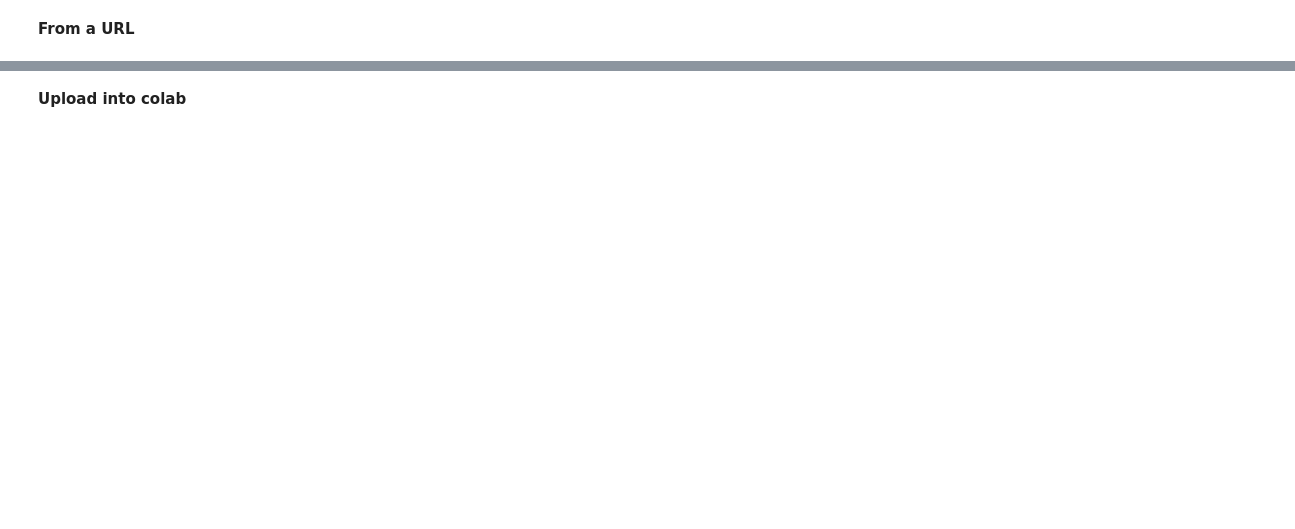
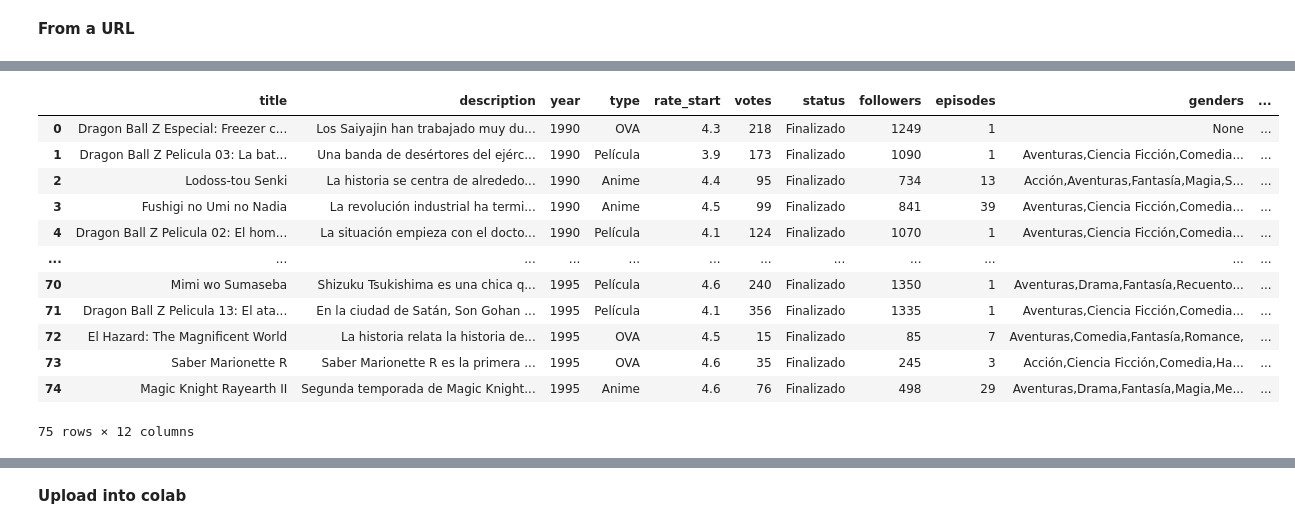
Before and after one commit to Kartavya-Jharwal/Kartavya_Business_Analytics2025, a Jupyter notebook: Week_1_S2_Pandas_DataFrames_START.ipynb, the cells around one changed output, grey strips where cells are left out. Cells and saved outputs as stored; diff of their text form; code cells hidden in the pictures; blank space fills up the shorter version.

```diff
--- a/Week_1_S2_Pandas_DataFrames_START.ipynb
+++ b/Week_1_S2_Pandas_DataFrames_START.ipynb
@@ -45,6 +102,20 @@ df_xl.head(2)
 # Load the Json file into a DataFrame
 df_json = pd.read_json('https://raw.githubusercontent.com/iamctodd/MCXI/refs/heads/main/anime.json')
 # %%
-df_json.head(3)
+df_json.head(75)
+# %% [output]
+|  | title | description | year | type | rate_start | votes | status | followers | episodes | genders | ... |
+| 0 | Dragon Ball Z Especial: Freezer c... | Los Saiyajin han trabajado muy du... | 1990 | OVA | 4.3 | 218 | Finalizado | 1249 | 1 | None | ... |
+| 1 | Dragon Ball Z Pelicula 03: La bat... | Una banda de desértores del ejérc... | 1990 | Película | 3.9 | 173 | Finalizado | 1090 | 1 | Aventuras,Ciencia Ficción,Comedia... | ... |
+| 2 | Lodoss-tou Senki | La historia se centra de alrededo... | 1990 | Anime | 4.4 | 95 | Finalizado | 734 | 13 | Acción,Aventuras,Fantasía,Magia,S... | ... |
+| 3 | Fushigi no Umi no Nadia | La revolución industrial ha termi... | 1990 | Anime | 4.5 | 99 | Finalizado | 841 | 39 | Aventuras,Ciencia Ficción,Comedia... | ... |
+| 4 | Dragon Ball Z Pelicula 02: El hom... | La situación empieza con el docto... | 1990 | Película | 4.1 | 124 | Finalizado | 1070 | 1 | Aventuras,Ciencia Ficción,Comedia... | ... |
+| ... | ... | ... | ... | ... | ... | ... | ... | ... | ... | ... | ... |
+| 70 | Mimi wo Sumaseba | Shizuku Tsukishima es una chica q... | 1995 | Película | 4.6 | 240 | Finalizado | 1350 | 1 | Aventuras,Drama,Fantasía,Recuento... | ... |
+| 71 | Dragon Ball Z Pelicula 13: El ata... | En la ciudad de Satán, Son Gohan ... | 1995 | Película | 4.1 | 356 | Finalizado | 1335 | 1 | Aventuras,Ciencia Ficción,Comedia... | ... |
+| 72 | El Hazard: The Magnificent World | La historia relata la historia de... | 1995 | OVA | 4.5 | 15 | Finalizado | 85 | 7 | Aventuras,Comedia,Fantasía,Romance, | ... |
+| 73 | Saber Marionette R | Saber Marionette R es la primera ... | 1995 | OVA | 4.6 | 35 | Finalizado | 245 | 3 | Acción,Ciencia Ficción,Comedia,Ha... | ... |
+| 74 | Magic Knight Rayearth II | Segunda temporada de Magic Knight... | 1995 | Anime | 4.6 | 76 | Finalizado | 498 | 29 | Aventuras,Drama,Fantasía,Magia,Me... | ... |
+75 rows × 12 columns
 # %%
 df_json.head(3)
```
Also changed, not shown: parts of 46 cells of this notebook.
